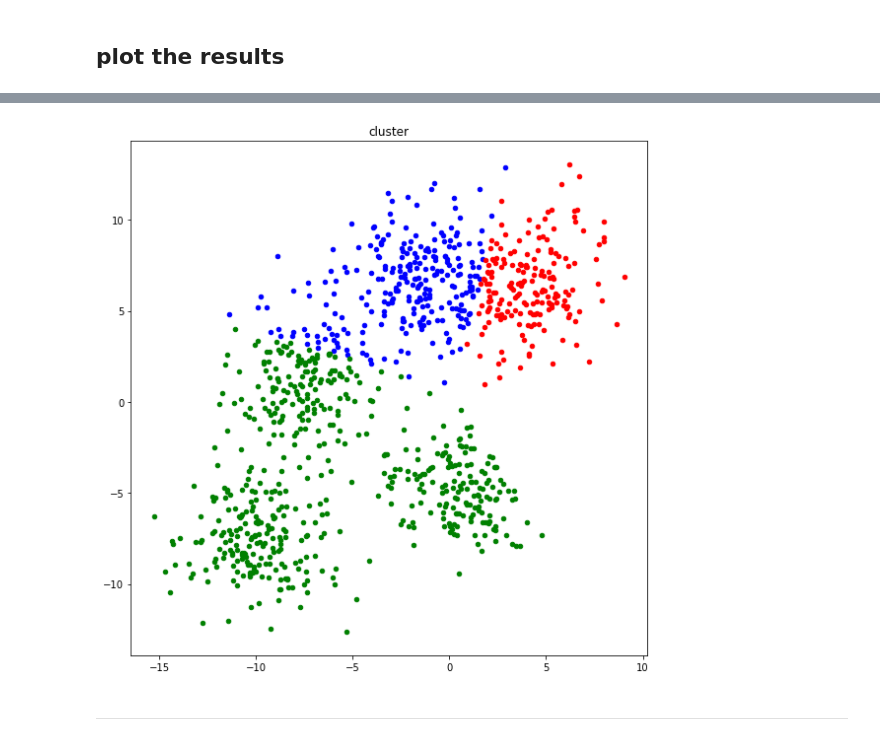
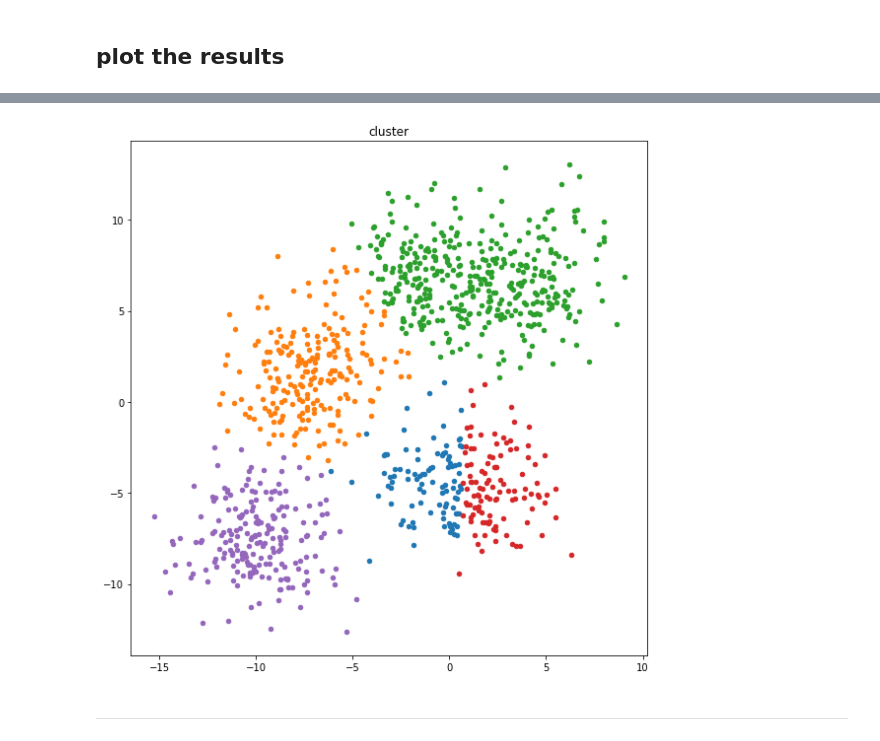
Before and after one commit to sejongpyo/Studies, a Jupyter notebook: 11/assignment_11.ipynb, the cells around one changed output, grey strips where cells are left out. Drawn from its saved outputs; the diff is of its cells as text; code cells hidden in the pictures.

Commit message:
plot cluster

```diff
--- a/11/assignment_11.ipynb
+++ b/11/assignment_11.ipynb
@@ -68,25 +65,30 @@ def compute_label(distance):
 # ===================================================
 # assign the number of clusters and iterations
 number_cluster      = 5
-number_iteration    = 300
+number_iteration    = 2
+label_cluster = 5
 # ===================================================
 # %%
-distance            = np.zeros(shape=(number_data, number_cluster)) # 1000, 3
-centroid            = np.random.rand(number_cluster, number_feature) # 3, 2
+distance            = np.zeros(shape=(number_data, number_cluster)) # 1000, 5
+centroid            = np.random.rand(number_cluster, number_feature) # 5, 2
 loss_iteration      = np.zeros(shape=(number_iteration, 1)) # 300, 1
-centroid_iteration  = np.zeros(shape=(number_iteration, number_cluster, number_feature)) # 300, 3, 2
+centroid_iteration  = np.zeros(shape=(number_iteration, number_cluster, number_feature)) # 300, 5, 2
 
 for i in range(number_iteration):
     distance[:, 0] = compute_distance(feature, centroid[0])
     for k in range(1, number_cluster):
         distance[:, k] = compute_distance(feature, centroid[k])
+    label_feature = compute_label(distance)
 
+    print(distance)
+    print(label_feature)
+    loss = np.sum(np.min(distance, axis = 1) ** 2) * (1/number_cluster)
+    loss_iteration[i] = loss
 
-    label_feature = compute_label(distance)
-#     loss_iteration[i] = distance[]
     for j in range(number_cluster):
         com_centroid = compute_centroid(feature, label_feature, j)
-    centroid_iteration[i, j, :] = com_centroid
-    print('hi')
-centroid = com_centroid
+        print(com_centroid)
+        centroid_iteration[i, j, :] = com_centroid
+
+    centroid = centroid_iteration[i]
 # %% [output]
@@ -150,18 +146,16 @@ def plot_centroid(centroid_iteration):
     plt.show()
 # %%
 def plot_cluster(feature, label_feature, label_cluster):
-
     plt.figure(figsize=(8,8))   # USE THIS VALUE for the size of the figure
     plt.title('cluster')
-    plt.scatter(feature[label_feature == 0, 0], feature[label_feature == 0, 1], s = 20, c = 'b')
-    plt.scatter(feature[label_feature == 1, 0], feature[label_feature == 1, 1], s = 20, c = 'r')
-    plt.scatter(feature[label_feature == 2, 0], feature[label_feature == 2, 1], s = 20, c = 'g')
+    for i in range(label_cluster):
+        plt.scatter(feature[label_feature == i, 0], feature[label_feature == i, 1], s = 20, c = list(colors.TABLEAU_COLORS)[i])
     plt.tight_layout()
     plt.show()
 # %%
-plot_cluster(feature, label_feature, 3)
+plot_cluster(feature, label_feature, 5)
 # %% [output]
-[figure, old version]
+[figure, new version]
 # %% [markdown]
 ***
 # %% [markdown]
```
Also changed, not shown: parts of 4 cells of this notebook.
